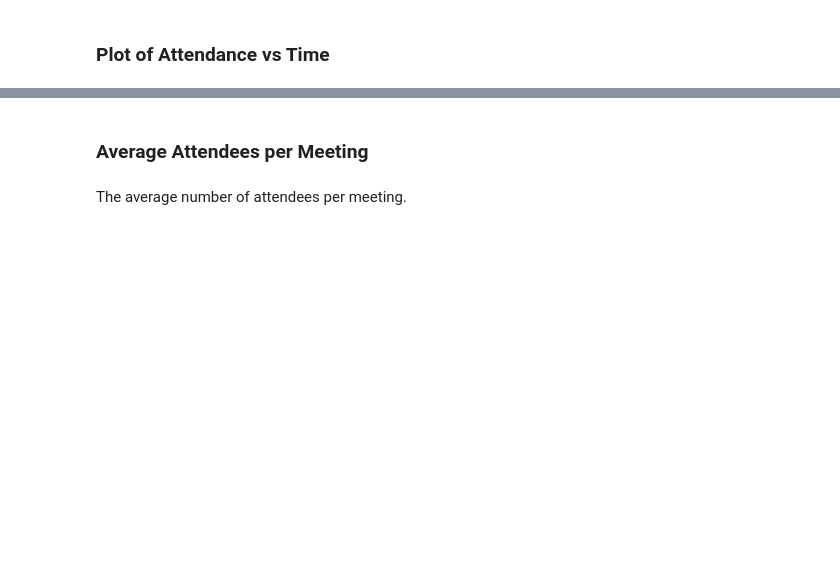
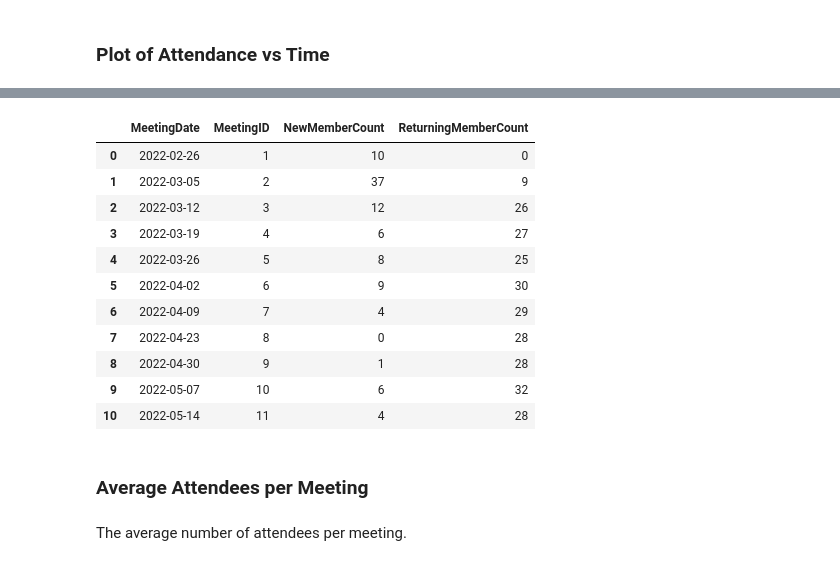
Before and after one commit to matt-langston/fractal_governance, a Jupyter notebook: notebook/README.ipynb, the cells around one changed output, grey strips where cells are left out. Drawn from its saved outputs; the diff is of its cells as text; code cells hidden in the pictures; blank space fills up the shorter version.

```diff
--- a/notebook/README.ipynb
+++ b/notebook/README.ipynb
@@ -193,3 +205,18 @@ plt.show()
+# %%
+GitHubMarkdownDataFrame(dataset.df_member_new_and_returning)
+# %% [output]
+|  | MeetingDate | MeetingID | NewMemberCount | ReturningMemberCount |
+| 0 | 2022-02-26 | 1 | 10 | 0 |
+| 1 | 2022-03-05 | 2 | 37 | 9 |
+| 2 | 2022-03-12 | 3 | 12 | 26 |
+| 3 | 2022-03-19 | 4 | 6 | 27 |
+| 4 | 2022-03-26 | 5 | 8 | 25 |
+| 5 | 2022-04-02 | 6 | 9 | 30 |
+| 6 | 2022-04-09 | 7 | 4 | 29 |
+| 7 | 2022-04-23 | 8 | 0 | 28 |
+| 8 | 2022-04-30 | 9 | 1 | 28 |
+| 9 | 2022-05-07 | 10 | 6 | 32 |
+| 10 | 2022-05-14 | 11 | 4 | 28 |
 # %% [markdown]
 ### Average Attendees per Meeting
 # %% [markdown]
```
Also changed, not shown: parts of 13 cells of this notebook, 12 other files.
